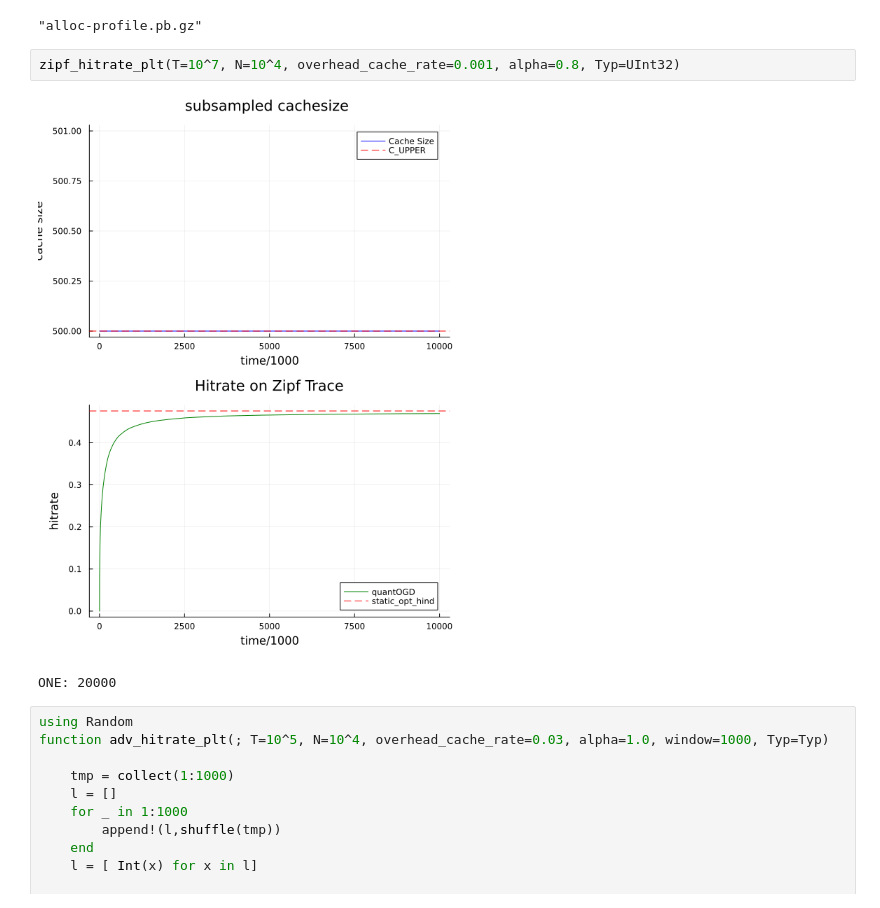
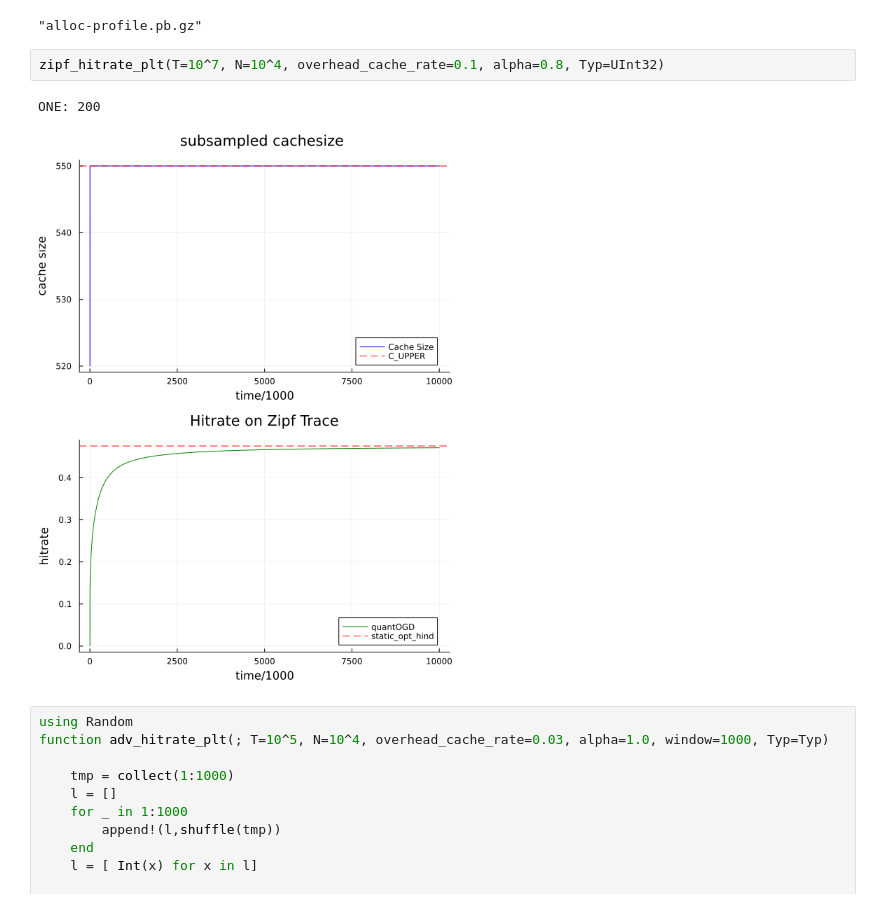
Before and after one commit to ISIPINK/online_caching, a Jupyter notebook: quantOGD_integral.ipynb, the cells around one changed output. Drawn from its saved outputs; the diff is of its cells as text.

```diff
--- a/quantOGD_integral.ipynb
+++ b/quantOGD_integral.ipynb
@@ -233,10 +233,10 @@ profile_alloc(T = 10^3, N=10^4, overhead_cache_rate =0.05, alpha=0.6)
 ONE: 400
 "alloc-profile.pb.gz"
 # %%
-zipf_hitrate_plt(T=10^7, N=10^4, overhead_cache_rate=0.001, alpha=0.8, Typ=UInt32)
+zipf_hitrate_plt(T=10^7, N=10^4, overhead_cache_rate=0.1, alpha=0.8, Typ=UInt32)
 # %% [output]
+ONE: 200
-[figure, old version]
+[figure, new version]
-ONE: 20000
 # %%
 using Random
 function adv_hitrate_plt(; T=10^5, N=10^4, overhead_cache_rate=0.03, alpha=1.0, window=1000, Typ=Typ)
```
Also changed, not shown: parts of 1 cell of this notebook, 3 other files.
